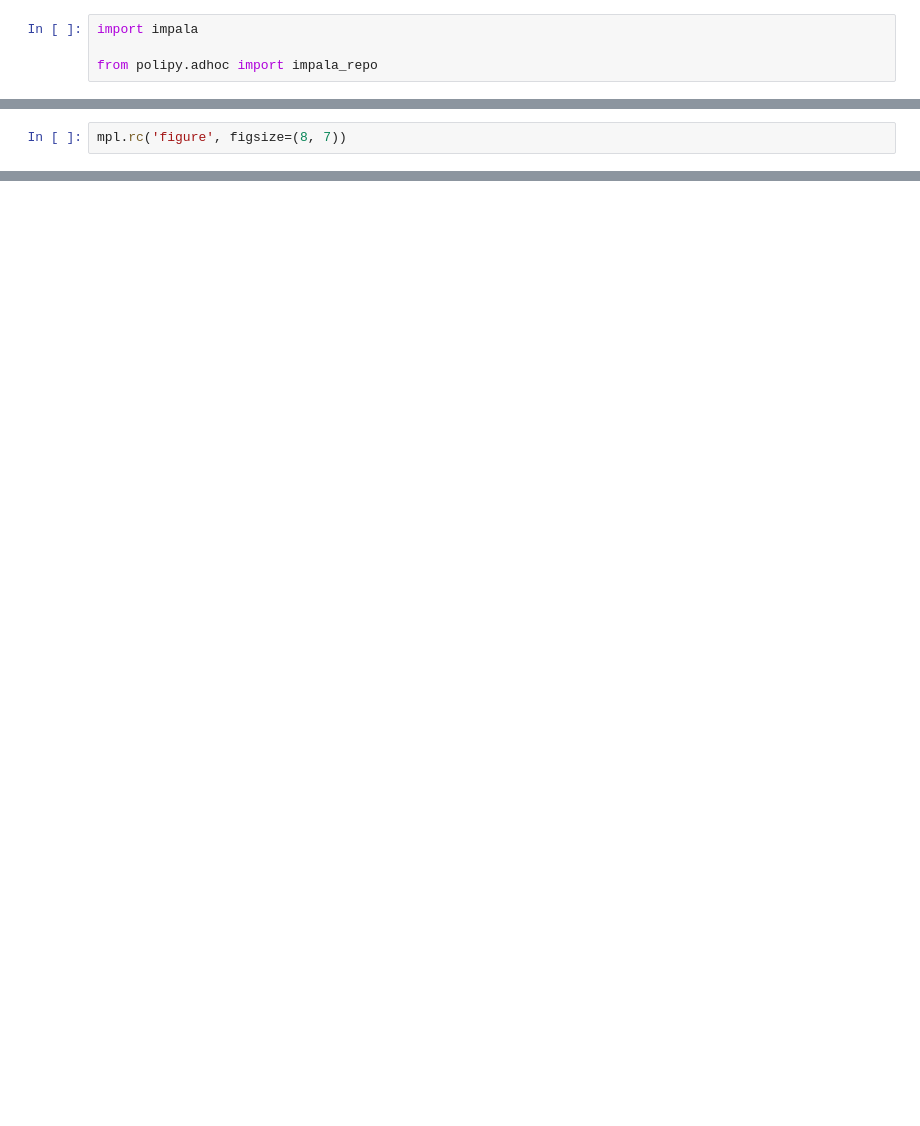
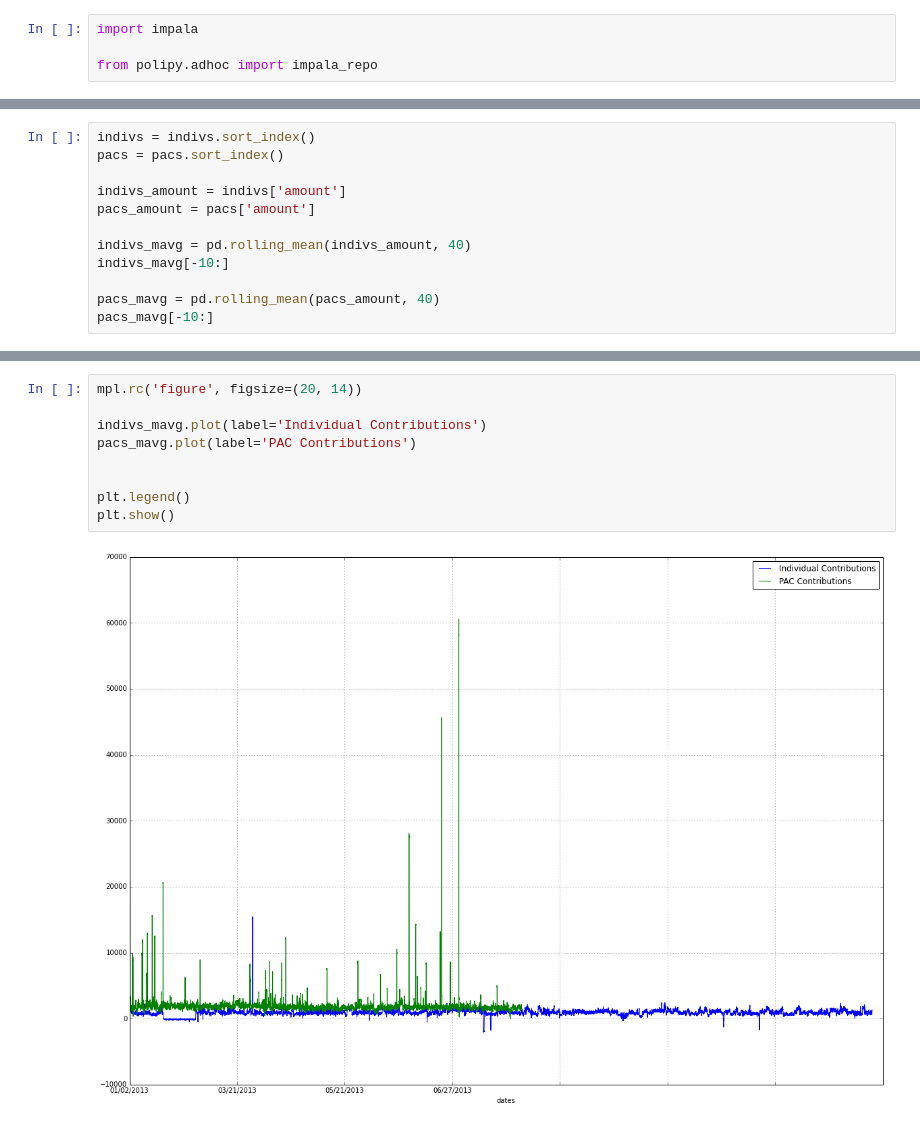
Before and after one commit to polianainc/polipy, a Jupyter notebook: Sample Campaign Finance Analysis.ipynb, the cells around one changed output, grey strips where cells are left out. Drawn from its saved outputs; the diff is of its cells as text; blank space fills up the shorter version.

```diff
--- a/Sample Campaign Finance Analysis.ipynb
+++ b/Sample Campaign Finance Analysis.ipynb
@@ -28,2 +43,0 @@ import matplotlib as mpl
-# %%
-mpl.rc('figure', figsize=(8, 7))
@@ -54,0 +44,12 @@ plt.show()
+# %%
+indivs = indivs.sort_index()
+pacs = pacs.sort_index()
+
+indivs_amount = indivs['amount']
+pacs_amount = pacs['amount']
+
+indivs_mavg = pd.rolling_mean(indivs_amount, 40)
+indivs_mavg[-10:]
+
+pacs_mavg = pd.rolling_mean(pacs_amount, 40)
+pacs_mavg[-10:]
@@ -54,0 +69,11 @@ plt.show()
+# %%
+mpl.rc('figure', figsize=(20, 14))
+
+indivs_mavg.plot(label='Individual Contributions')
+pacs_mavg.plot(label='PAC Contributions')
+
+
+plt.legend()
+plt.show()
+# %% [output]
+[figure, added]
```
Also changed, not shown: parts of 11 cells of this notebook, 1 other file.
